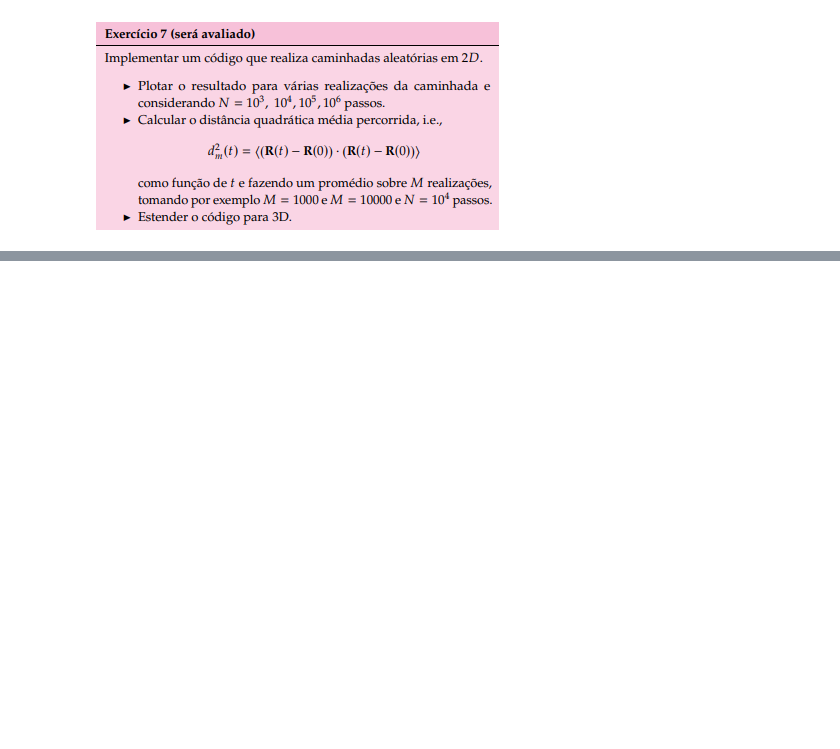
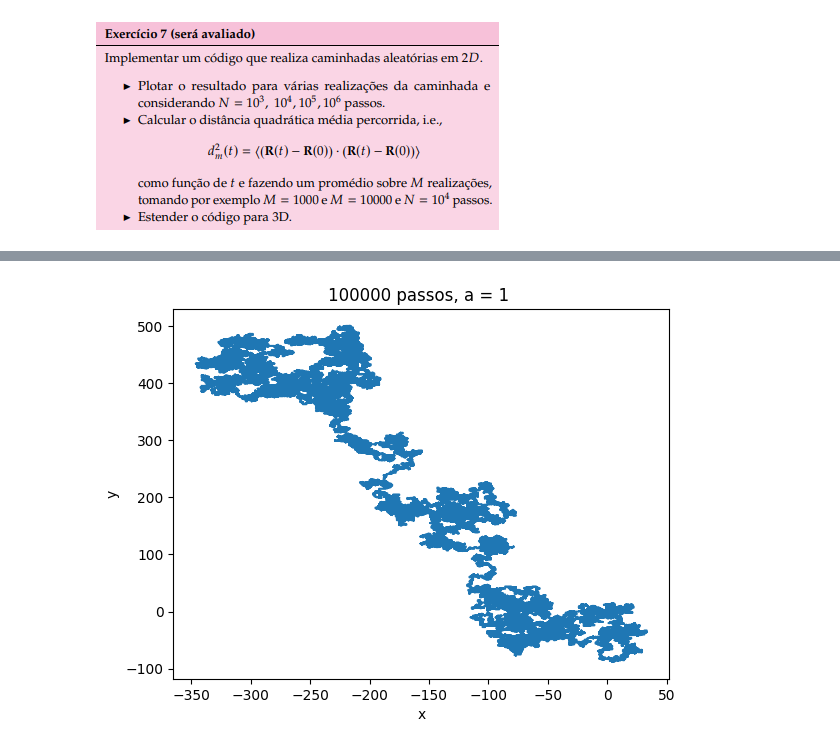
Before and after one commit to matncb/fund-prog, a Jupyter notebook: lista2/ex7.ipynb, the cells around one changed output, grey strips where cells are left out. Cells and saved outputs as stored; diff of their text form; code cells hidden in the pictures; blank space fills up the shorter version.

```diff
--- a/lista2/ex7.ipynb
+++ b/lista2/ex7.ipynb
@@ -50,0 +63,4 @@ main_2d(10000,1)
+# %%
+main_2d(int(1e5),1)
+# %% [output]
+[figure, added]
```
Also changed, not shown: parts of 11 cells of this notebook, 12 other files.
